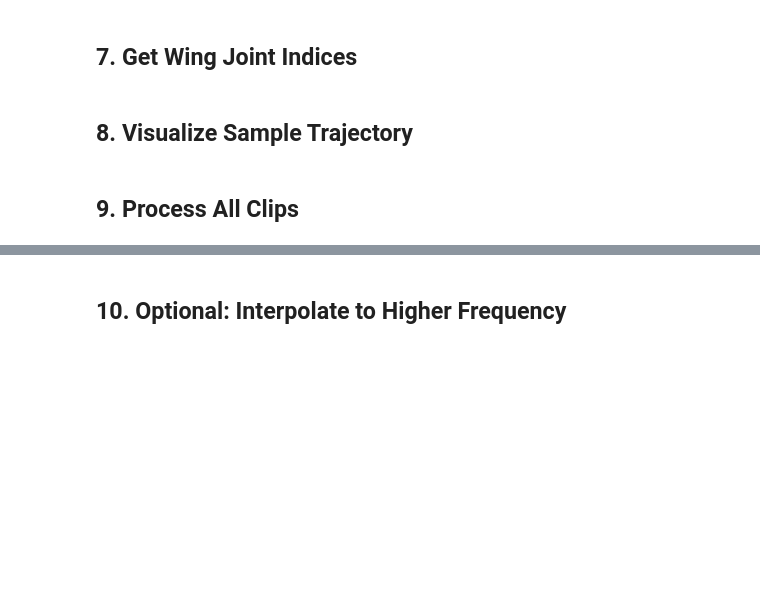
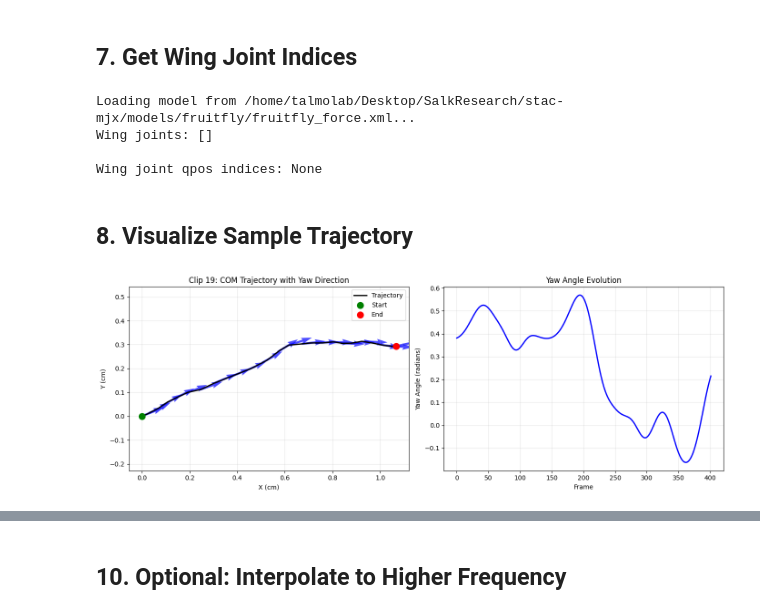
Before and after one commit to talmolab/stac-mjx, a Jupyter notebook: demos/03_Trajectory_Integration.ipynb, the cells around one changed output, grey strips where cells are left out. Cells and saved outputs as stored; diff of their text form; code cells hidden in the pictures; blank space fills up the shorter version.

```diff
--- a/demos/03_Trajectory_Integration.ipynb
+++ b/demos/03_Trajectory_Integration.ipynb
@@ -68,7 +68,7 @@ DATA_PATH = BASE_PATH / "data"
 STAC_MJX_PATH = BASE_PATH / "stac-mjx"
 
 # Input: STAC IK output from Notebook 2
-STAC_IK_PATH = DATA_PATH / "stac_ik_output.h5"
+STAC_IK_PATH = DATA_PATH / "stac_ik_output_tethered_fly.h5"
 
 # Input: Original CSV for FicTrac data
 CSV_DATA_PATH = DATA_PATH / "wt_berlin_tethered_dataset.csv"
@@ -85,8 +85,11 @@ OUTPUT_PATH = DATA_PATH / "walking_trajectory_integrated.h5"
 # === PROCESSING PARAMETERS ===
 SMOOTHING_WINDOW = 75  # Window size for yaw smoothing
 Z_OFFSET = 0.0195  # Height offset for z position
-SOURCE_HZ = 300  # Source data frequency
-TARGET_HZ = 500  # Target frequency for interpolation (None to skip)
+
+# Frequency settings
+# FicTrac data is at 300Hz, STAC IK output was upsampled to 500Hz in Notebook 2
+FICTRAC_SOURCE_HZ = 300  # FicTrac data frequency (from CSV)
+STAC_OUTPUT_HZ = 500  # STAC IK output frequency (after interpolation in Notebook 2)
 
 # Default wing position (folded wings)
 DEFAULT_WING_POS = jnp.array([1.5, 0.814, -0.821, 1.5, 0.814, -0.821])
@@ -94,4 +97,6 @@ DEFAULT_WING_POS = jnp.array([1.5, 0.814, -0.821, 1.5, 0.814, -0.821])
 print(f"STAC IK input: {STAC_IK_PATH}")
 print(f"CSV data: {CSV_DATA_PATH}")
 print(f"Output: {OUTPUT_PATH}")
+print(f"FicTrac source Hz: {FICTRAC_SOURCE_HZ}")
+print(f"STAC output Hz: {STAC_OUTPUT_HZ}")
 # %% [output]
@@ -300,8 +425,12 @@ def calculate_yaw_from_trajectory(int_x, int_y, smoothing_window=75):
     pad_y = jnp.pad(int_y, vel_window // 2, mode="edge")
 
     # Smooth velocity calculation
-    vel_x = jnp.convolve(jnp.diff(pad_x), jnp.ones(vel_window) / vel_window, mode="valid")
-    vel_y = jnp.convolve(jnp.diff(pad_y), jnp.ones(vel_window) / vel_window, mode="valid")
+    vel_x = jnp.convolve(
+        jnp.diff(pad_x), jnp.ones(vel_window) / vel_window, mode="valid"
+    )
+    vel_y = jnp.convolve(
+        jnp.diff(pad_y), jnp.ones(vel_window) / vel_window, mode="valid"
+    )
 
     # Pad velocity to match original length
     current_length = vel_x.shape[0]
@@ -409,7 +542,7 @@ spec = mujoco.MjSpec().from_file(str(MODEL_PATH))
 mj_model = spec.compile()
 
 # Find wing joints
-wing_joint_names = [joint.name for joint in spec.joints if 'wing' in joint.name.lower()]
+wing_joint_names = [joint.name for joint in spec.joints if "wing" in joint.name.lower()]
 print(f"Wing joints: {wing_joint_names}")
 
 # Get joint indices in qpos
@@ -429,51 +562,67 @@ for wing_name in wing_joint_names:
 
 wing_joint_idxs = tuple(wing_joint_idxs) if wing_joint_idxs else None
 print(f"\nWing joint qpos indices: {wing_joint_idxs}")
+# %% [output]
+Loading model from /home/talmolab/Desktop/SalkResearch/stac-mjx/models/fruitfly/fruitfly_force.xml...
+Wing joints: []
+
+Wing joint qpos indices: None
 # %% [markdown]
 ## 8. Visualize Sample Trajectory
 # %%
 # Visualize a sample trajectory before processing
 sample_idx = 19  # Change this to view different clips
 
 if sample_idx < len(int_x_cm):
     x = int_x_cm[sample_idx]
     y = int_y_cm[sample_idx]
 
     # Calculate yaw for visualization
-    test_yaw = np.array(calculate_yaw_from_trajectory(jnp.array(x), jnp.array(y), SMOOTHING_WINDOW))
+    test_yaw = np.array(
+        calculate_yaw_from_trajectory(jnp.array(x), jnp.array(y), SMOOTHING_WINDOW)
+    )
 
     fig, axes = plt.subplots(1, 2, figsize=(14, 5))
 
     # Plot trajectory with yaw directions
     u = np.cos(test_yaw)
     v = np.sin(test_yaw)
 
-    axes[0].plot(x, y, 'k-', linewidth=2, label='Trajectory')
-    axes[0].scatter(x[0], y[0], c='g', s=100, label='Start', zorder=5)
-    axes[0].scatter(x[-1], y[-1], c='r', s=100, label='End', zorder=5)
+    axes[0].plot(x, y, "k-", linewidth=2, label="Trajectory")
+    axes[0].scatter(x[0], y[0], c="g", s=100, label="Start", zorder=5)
+    axes[0].scatter(x[-1], y[-1], c="r", s=100, label="End", zorder=5)
 
     # Plot yaw direction arrows (every 10 frames)
     step = max(1, len(x) // 20)
-    axes[0].quiver(x[::step], y[::step], u[::step], v[::step],
-                   angles='xy', scale_units='xy', scale=10, color='b', alpha=0.7)
+    axes[0].quiver(
+        x[::step],
+        y[::step],
+        u[::step],
+        v[::step],
+        angles="xy",
+        scale_units="xy",
+        scale=10,
+        color="b",
+        alpha=0.7,
+    )
 
-    axes[0].set_xlabel('X (cm)')
-    axes[0].set_ylabel('Y (cm)')
-    axes[0].set_title(f'Clip {sample_idx}: COM Trajectory with Yaw Direction')
-    axes[0].axis('equal')
+    axes[0].set_xlabel("X (cm)")
+    axes[0].set_ylabel("Y (cm)")
+    axes[0].set_title(f"Clip {sample_idx}: COM Trajectory with Yaw Direction")
+    axes[0].axis("equal")
     axes[0].legend()
     axes[0].grid(True, alpha=0.3)
 
     # Plot yaw over time
-    axes[1].plot(test_yaw, 'b-', linewidth=2)
-    axes[1].set_xlabel('Frame')
-    axes[1].set_ylabel('Yaw Angle (radians)')
-    axes[1].set_title('Yaw Angle Evolution')
+    axes[1].plot(test_yaw, "b-", linewidth=2)
+    axes[1].set_xlabel("Frame")
+    axes[1].set_ylabel("Yaw Angle (radians)")
+    axes[1].set_title("Yaw Angle Evolution")
     axes[1].grid(True, alpha=0.3)
 
     plt.tight_layout()
     plt.show()
 else:
     print(f"Sample index {sample_idx} out of range (max: {len(int_x_cm)-1})")
+# %% [output]
+[figure, added]
-# %% [markdown]
-## 9. Process All Clips
```
Also changed, not shown: parts of 25 cells of this notebook, 1 other file.
